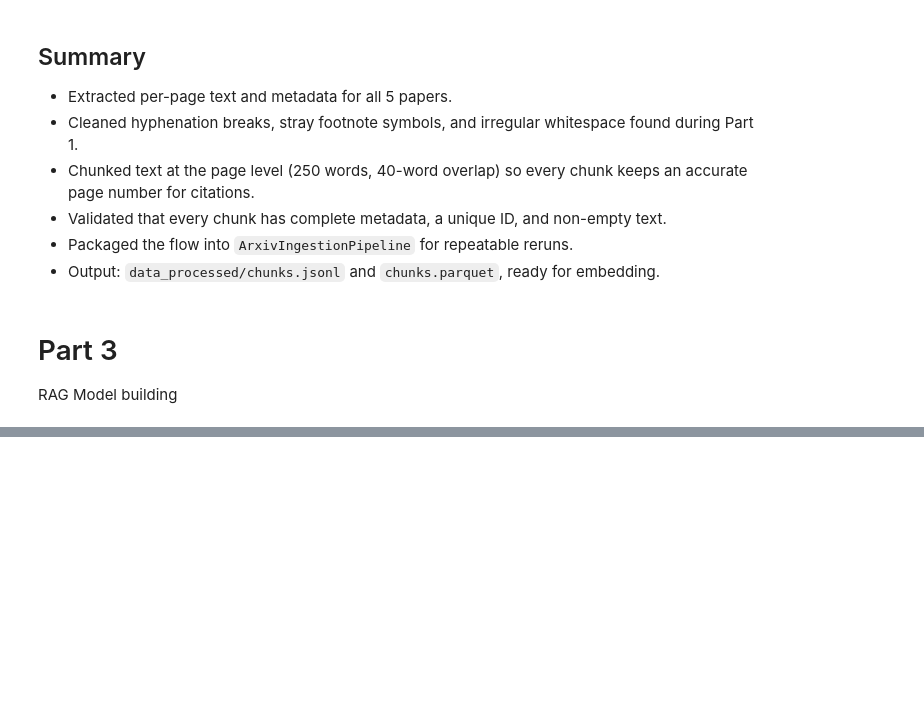
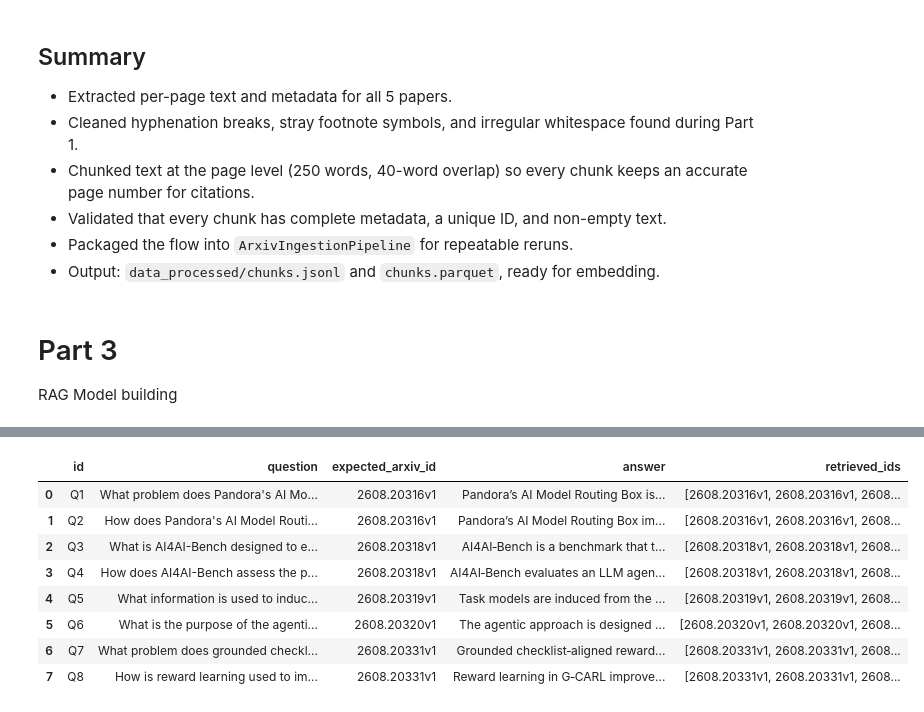
Before and after one commit to Break-Through-Tech/KPMG-1K-ai-research-intelligence-agent-for-business-insight-translation, a Jupyter notebook: notebooks/01_data_assessment.ipynb, the cells around one changed output, grey strips where cells are left out. Cells and saved outputs as stored; diff of their text form; code cells hidden in the pictures; blank space fills up the shorter version.

```diff
--- a/notebooks/01_data_assessment.ipynb
+++ b/notebooks/01_data_assessment.ipynb
@@ -628,0 +973,28 @@ Settings.embed_model = HuggingFaceEmbedding(model_name="sentence-transformers/al
+# %%
+# Generate answers for all benchmark questions
+
+rag_results = []
+
+for item in benchmark_questions:
+
+    answer, results = generate_rag_answer(
+        item["question"]
+    )
+
+    retrieved_ids = [
+        result.node.metadata.get("arxiv_id")
+        for result in results
+    ]
+
+    rag_results.append({
+        "id": item["id"],
+        "question": item["question"],
+        "expected_arxiv_id": item["expected_arxiv_id"],
+        "answer": answer,
+        "retrieved_ids": retrieved_ids
+    })
+
+rag_results_df = pd.DataFrame(rag_results)
+
+rag_results_df
+# %% [output]
@@ -628,0 +1018,9 @@ Settings.embed_model = HuggingFaceEmbedding(model_name="sentence-transformers/al
+|  | id | question | expected_arxiv_id | answer | retrieved_ids |
+| 0 | Q1 | What problem does Pandora's AI Mo... | 2608.20316v1 | Pandora’s AI Model Routing Box is... | [2608.20316v1, 2608.20316v1, 2608... |
+| 1 | Q2 | How does Pandora's AI Model Routi... | 2608.20316v1 | Pandora’s AI Model Routing Box im... | [2608.20316v1, 2608.20316v1, 2608... |
+| 2 | Q3 | What is AI4AI-Bench designed to e... | 2608.20318v1 | AI4AI‑Bench is a benchmark that t... | [2608.20318v1, 2608.20318v1, 2608... |
+| 3 | Q4 | How does AI4AI-Bench assess the p... | 2608.20318v1 | AI4AI‑Bench evaluates an LLM agen... | [2608.20318v1, 2608.20318v1, 2608... |
+| 4 | Q5 | What information is used to induc... | 2608.20319v1 | Task models are induced from the ... | [2608.20319v1, 2608.20319v1, 2608... |
+| 5 | Q6 | What is the purpose of the agenti... | 2608.20320v1 | The agentic approach is designed ... | [2608.20320v1, 2608.20320v1, 2608... |
+| 6 | Q7 | What problem does grounded checkl... | 2608.20331v1 | Grounded checklist‑aligned reward... | [2608.20331v1, 2608.20331v1, 2608... |
+| 7 | Q8 | How is reward learning used to im... | 2608.20331v1 | Reward learning in G‑CARL improve... | [2608.20331v1, 2608.20331v1, 2608... |
```
Also changed, not shown: parts of 26 cells of this notebook, 3 other files.
